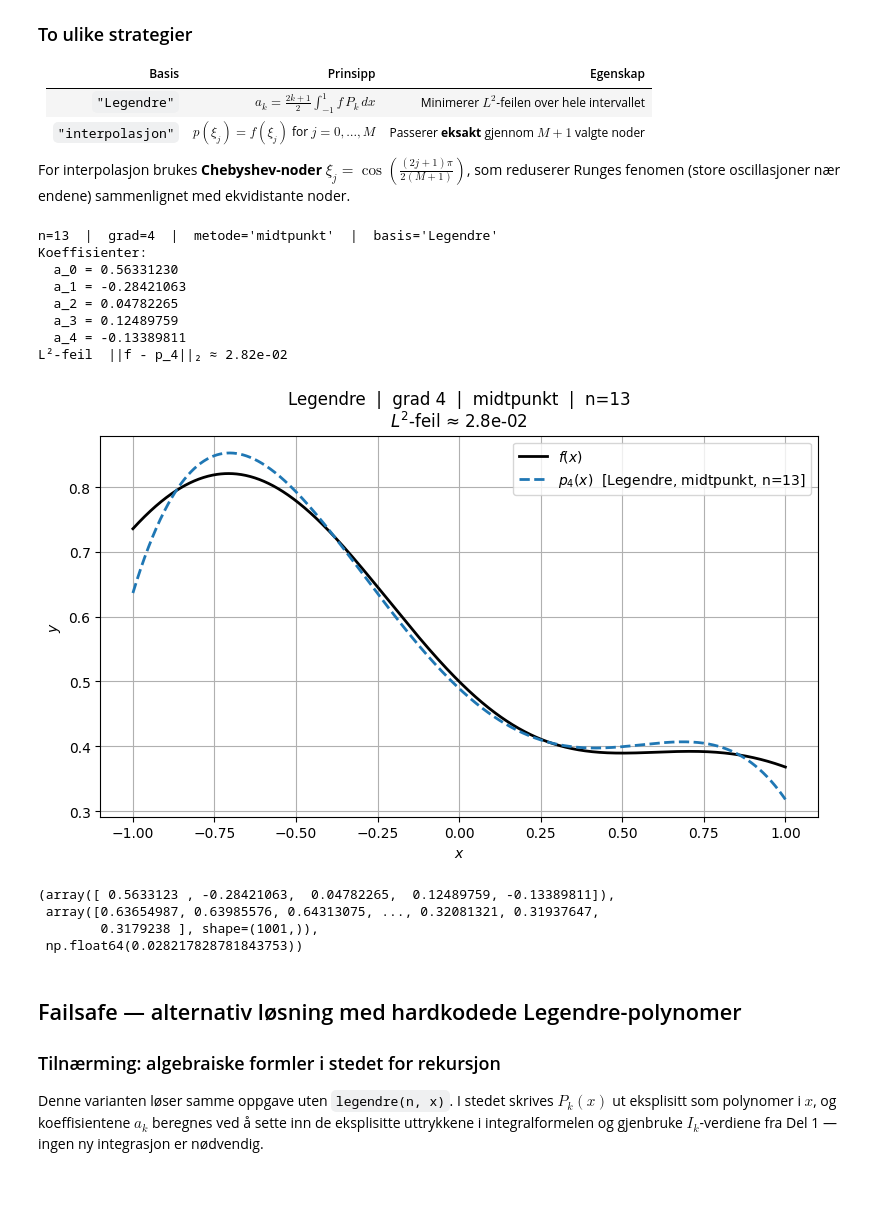
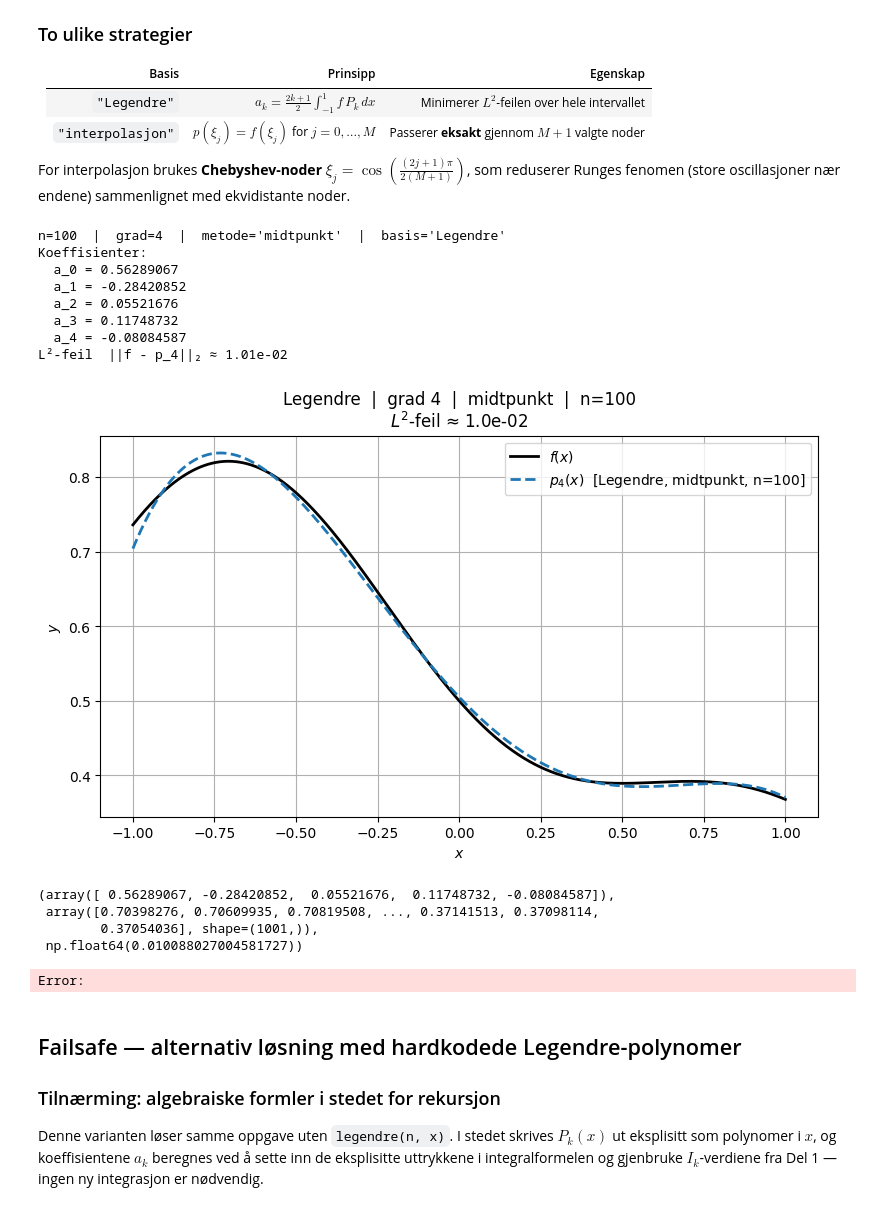
Before and after one commit to PerErikGronvik/avmod2026losning, a Jupyter notebook: avmodlosning2026/losning.ipynb, the cells around one changed output. Cells and saved outputs as stored; diff of their text form; code cells hidden in the pictures.

```diff
--- a/avmodlosning2026/losning.ipynb
+++ b/avmodlosning2026/losning.ipynb
@@ -393,7 +399,7 @@ Koeffisientene $a_k$ er de samme som før — vi bruker bare færre av dem. Side
 Bytt `GRAD`-variabelen nedenfor for å se hvordan $L^2$-feilen vokser når vi bruker færre polynomer.
 # %%
 # --- Bytt grad her (0, 1, 2, 3 eller 4) ---
-GRAD = 0  # prøv: 0, 1, 2, 3, 4
+GRAD = 6  # prøv: 0, 1, 2, 3, 4
 
 p_grad = np.zeros(xs.size)
 for k in range(GRAD + 1):
@@ -462,10 +461,10 @@ Funksjonen `approksimer(n, grad, metode, basis)` kombinerer alle steg i én defi
 For interpolasjon brukes **Chebyshev-noder** $\xi_j = \cos\!\left(\frac{(2j+1)\pi}{2(M+1)}\right)$, som reduserer Runges fenomen (store oscillasjoner nær endene) sammenlignet med ekvidistante noder.
 # %%
 # --- Konfigurer her ---
-N      = 13              # antall noder  (delintervaller = N-1)
+N      = 100              # antall noder  (delintervaller = N-1)
 GRAD   = 4                # polynomdgrad  (vilkårlig ikke-negativ heltall)
 METODE = "midtpunkt"      # prøv: "midtpunkt", "trapes", "simpson", "adaptiv", "gauss_legendre"
-BASIS  = "Legendre"  # prøv: "Legendre", "interpolasjon"
+BASIS  = "Legendre"       # prøv: "Legendre", "interpolasjon"
 
 # ---------------------------------------------------------------------------
 # Hjelpefunksjoner
@@ -541,45 +540,46 @@ def approksimer(n=101, grad=4, metode="midtpunkt", basis="Legendre"):
     tittel = (
         f"Legendre  |  grad {grad}  |  {metode}  |  n={n}\n$L^2$-feil ≈ {l2:.1e}"
         if basis == "Legendre" else
         f"Interpolasjon  |  grad {grad}  |  Chebyshev-noder\n$L^2$-feil ≈ {l2:.1e}"
     )
     kurve_etikett = (
         f"$p_{{{grad}}}(x)$  [Legendre, {metode}, n={n}]"
         if basis == "Legendre" else
         f"$p_{{{grad}}}(x)$  [interpolasjon, Chebyshev]"
     )
 
     fig, ax = plt.subplots(figsize=(8, 5))
     ax.plot(xs_plot, f(xs_plot), label="$f(x)$", linewidth=2, color="black")
     ax.plot(xs_plot, p, label=kurve_etikett, linestyle="--", linewidth=2)
     if noder is not None:
         ax.scatter(noder, f(noder), zorder=5, label="interpolasjonsnoder", color="tab:red")
     ax.set_xlabel("$x$")
     ax.set_ylabel("$y$")
     ax.set_title(tittel)
     ax.legend()
     ax.grid()
     plt.tight_layout()
     plt.show()
 
     return a, p, l2
 
 
 approksimer(N, GRAD, METODE, BASIS)
 # %% [output]
-n=13  |  grad=4  |  metode='midtpunkt'  |  basis='Legendre'
+n=100  |  grad=4  |  metode='midtpunkt'  |  basis='Legendre'
 Koeffisienter:
-  a_0 = 0.56331230
-  a_1 = -0.28421063
-  a_2 = 0.04782265
-  a_3 = 0.12489759
-  a_4 = -0.13389811
-L²-feil  ||f - p_4||₂ ≈ 2.82e-02
+  a_0 = 0.56289067
+  a_1 = -0.28420852
+  a_2 = 0.05521676
+  a_3 = 0.11748732
+  a_4 = -0.08084587
+L²-feil  ||f - p_4||₂ ≈ 1.01e-02
-[figure, old version]
+[figure, new version]
-(array([ 0.5633123 , -0.28421063,  0.04782265,  0.12489759, -0.13389811]),
- array([0.63654987, 0.63985576, 0.64313075, ..., 0.32081321, 0.31937647,
-        0.3179238 ], shape=(1001,)),
- np.float64(0.028217828781843753))
+(array([ 0.56289067, -0.28420852,  0.05521676,  0.11748732, -0.08084587]),
+ array([0.70398276, 0.70609935, 0.70819508, ..., 0.37141513, 0.37098114,
+        0.37054036], shape=(1001,)),
+ np.float64(0.010088027004581727))
+Error:
 # %% [markdown]
 ## Failsafe — alternativ løsning med hardkodede Legendre-polynomer
 
```
Also changed, not shown: parts of 7 cells of this notebook, 3 other files.
